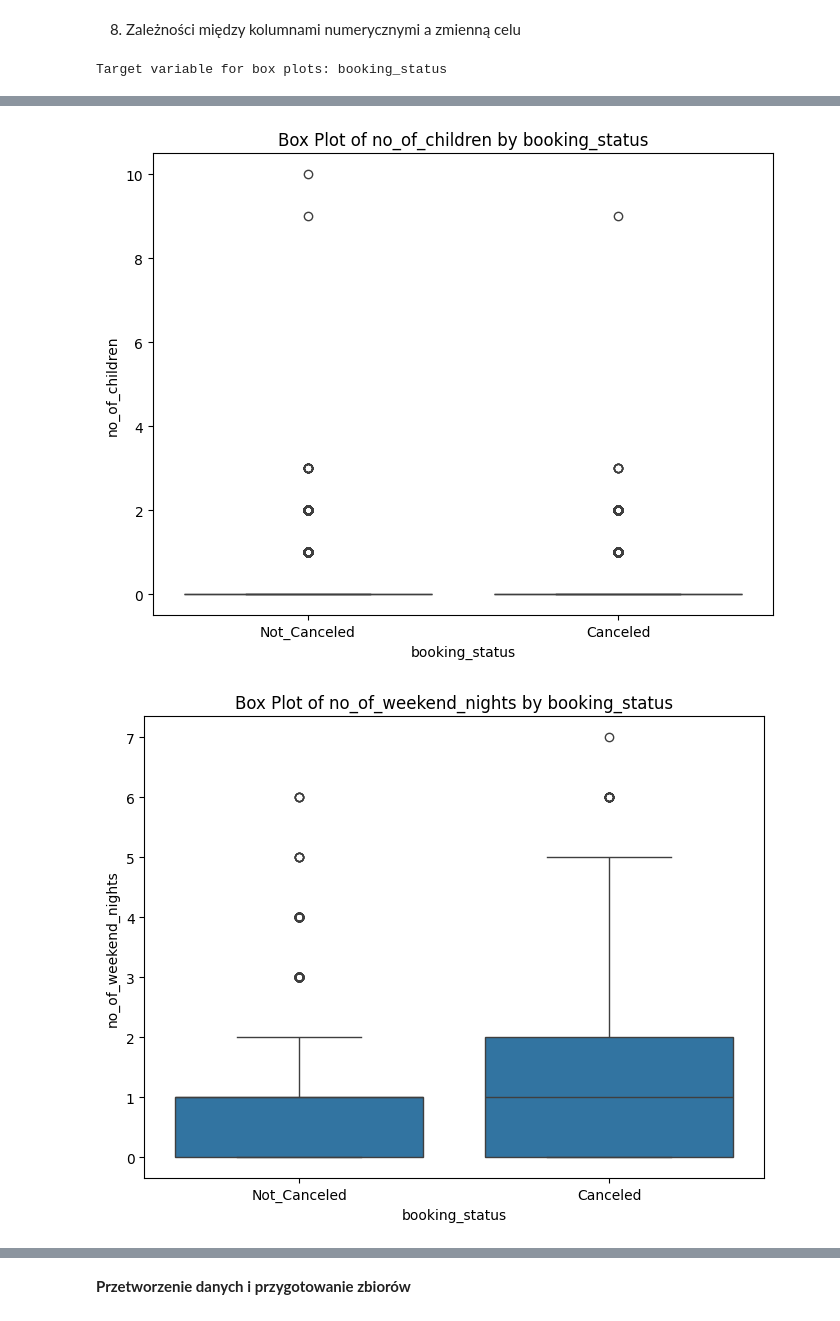
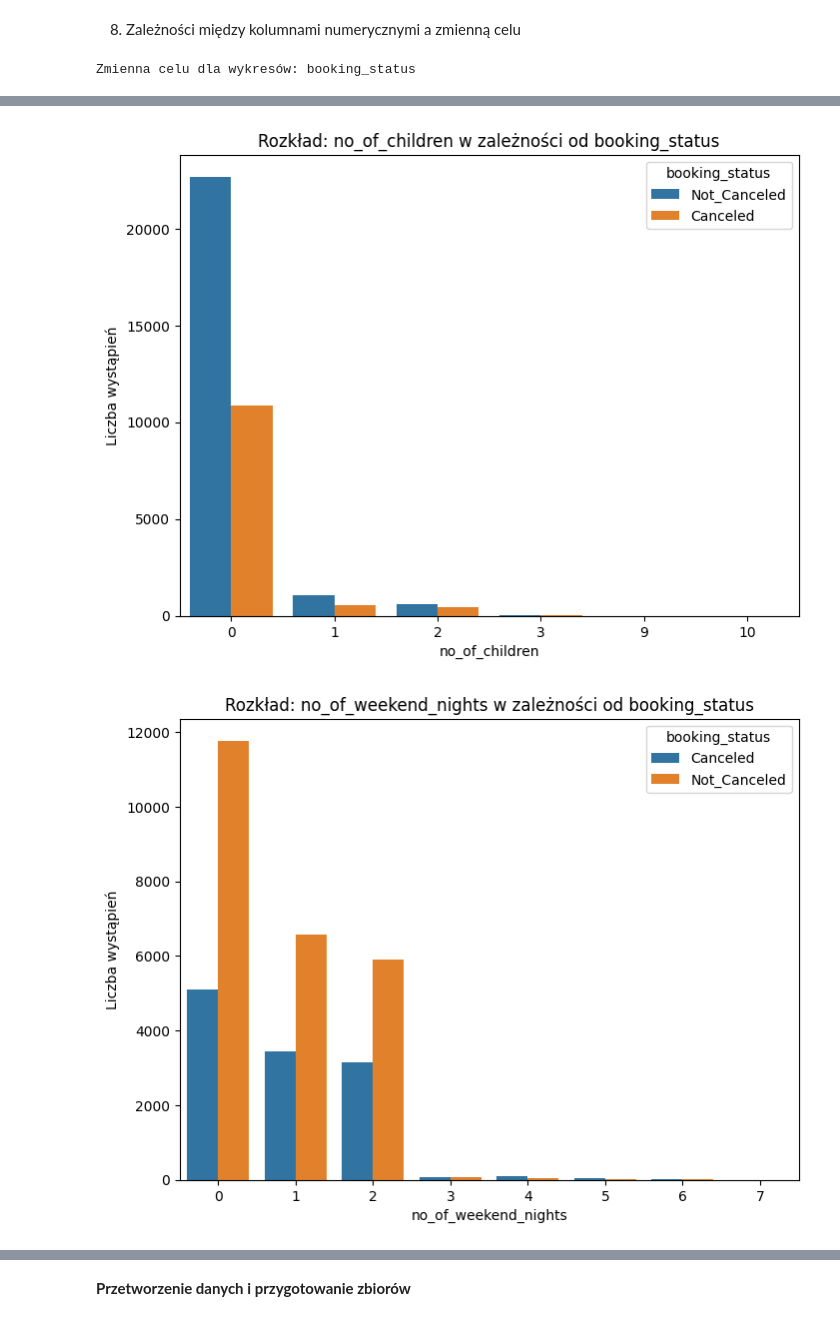
Before and after one commit to KsaweryKomasara/Projekt_KNDS, a Jupyter notebook: Nootebooks/main.ipynb, the cells around one changed output, grey strips where cells are left out. Cells and saved outputs as stored; diff of their text form; code cells hidden in the pictures.

```diff
--- a/Nootebooks/main.ipynb
+++ b/Nootebooks/main.ipynb
@@ -216,6 +216,6 @@ dataAnalysis.plotCorrelationWithTarget(data)
 # %% [markdown]
   8. Zależności między kolumnami numerycznymi a zmienną celu
 # %%
-dataAnalysis.plotBoxDiagramsForTargetVar(data)
+dataAnalysis.plotDiagramsForTargetVar(data)
 # %% [output]
-Target variable for box plots: booking_status
+Zmienna celu dla wykresów: booking_status
@@ -223,2 +223,2 @@ Target variable for box plots: booking_status
-[figure, old version]
+[figure, new version]
-[figure, old version]
+[figure, new version]
```
Also changed, not shown: parts of 12 cells of this notebook, 4 other files.
